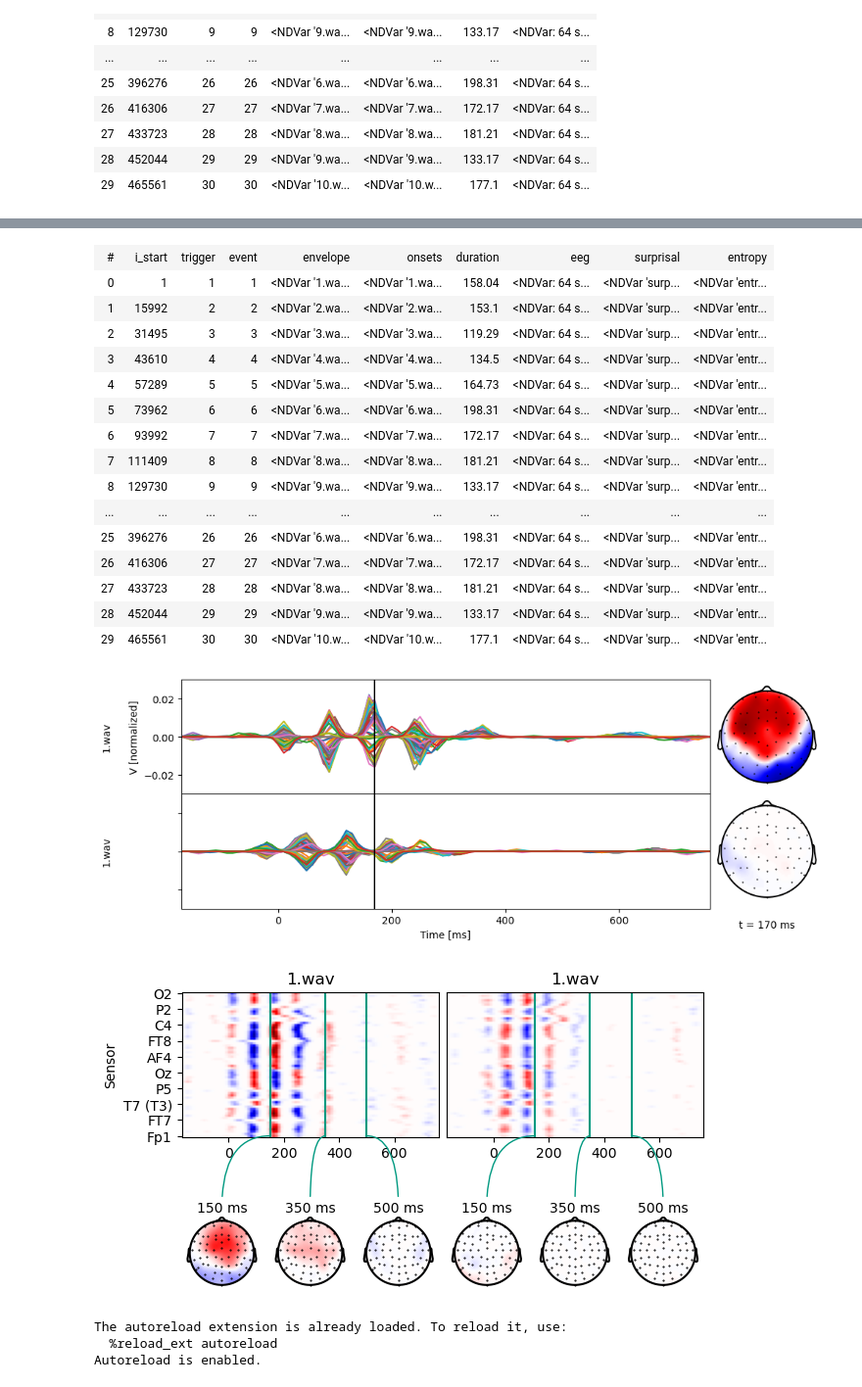
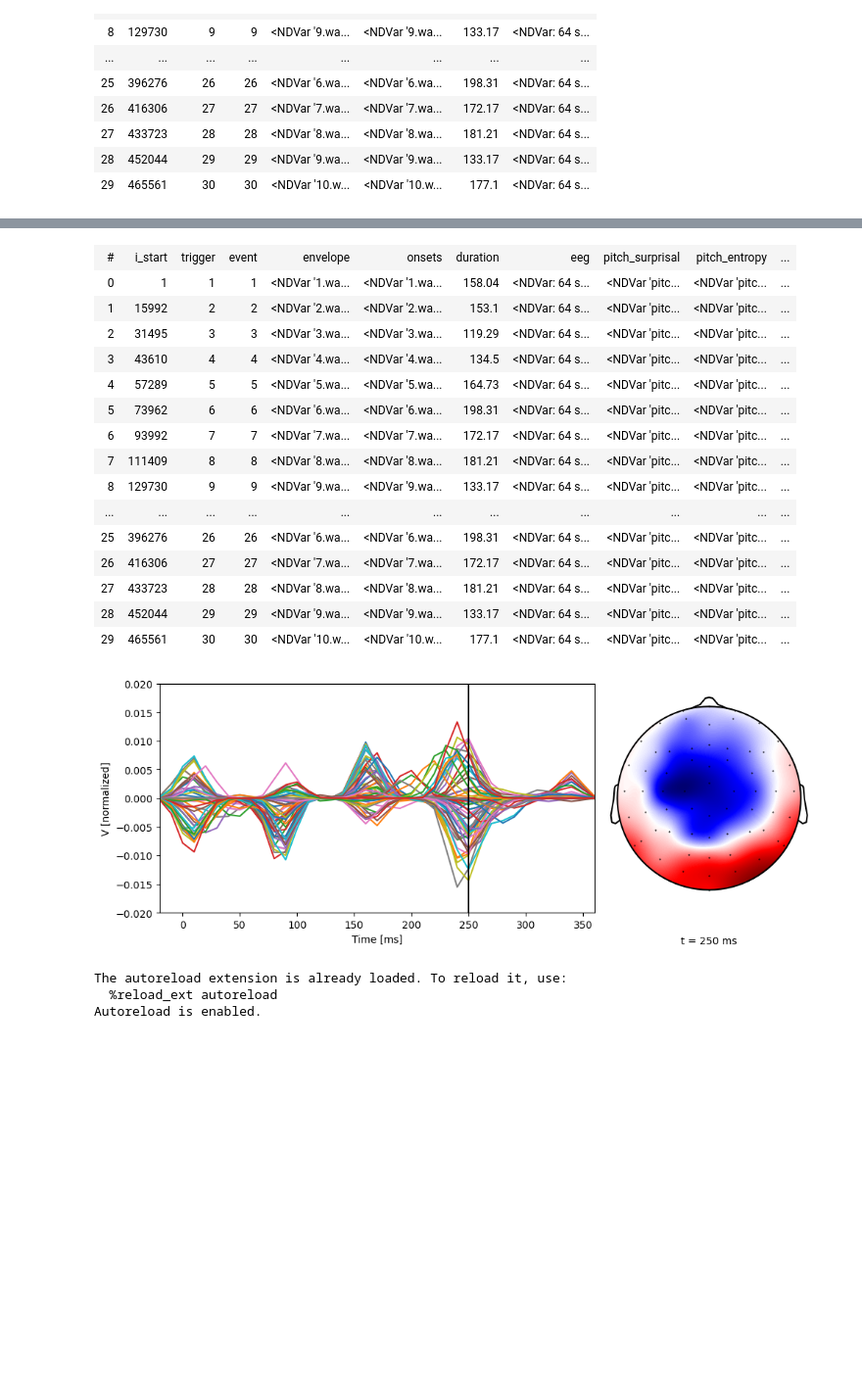
Before and after one commit to pereiraa10/musical-surprisal, a Jupyter notebook: TRF/TRF_encoding.ipynb, the cells around one changed output, grey strips where cells are left out. Shown at 98% size. Cells and saved outputs as stored; diff of their text form; code cells hidden in the pictures; blank space fills up the shorter version.

```diff
--- a/TRF/TRF_encoding.ipynb
+++ b/TRF/TRF_encoding.ipynb
@@ -64,7 +71,10 @@ for song_id in unique_song_ids:
 # %%
 all_events = []
-stim_surprisal_ndvars = {}
-stim_entropy_ndvars = {}
+stim_pitch_surprisal_ndvars = {}
+stim_pitch_entropy_ndvars = {}
+stim_onset_surprisal_ndvars = {}
+stim_onset_entropy_ndvars = {}
+
 stim_surprisal_entropy_ndvars = {}
 # %%
 SUBJECT = 'Sub19'
@@ -188,53 +265,65 @@ for stimulus_id in events['event']:
 # %%
-surprisal_per_event = []
-entropy_per_event = []
+pitch_surprisal_per_event = []
+pitch_entropy_per_event = []
+onset_surprisal_per_event = []
+onset_entropy_per_event = []
 
 for stimulus_id in events['event']:
     song_id = stim.stimIdxs[stimulus_id - 1]
-    surprisal_per_event.append(stim_surprisal_ndvars[int(song_id)])
-    entropy_per_event.append(stim_entropy_ndvars[int(song_id)])
+    pitch_surprisal_per_event.append(stim_pitch_surprisal_ndvars[int(song_id)])
+    pitch_entropy_per_event.append(stim_pitch_entropy_ndvars[int(song_id)])
+    onset_surprisal_per_event.append(stim_onset_surprisal_ndvars[int(song_id)])
+    onset_entropy_per_event.append(stim_onset_entropy_ndvars[int(song_id)])
 
-events['surprisal'] = surprisal_per_event
-events['entropy'] = entropy_per_event
+events['pitch_surprisal'] = pitch_surprisal_per_event
+events['pitch_entropy'] = pitch_entropy_per_event
+events['onset_surprisal'] = onset_surprisal_per_event
+events['onset_entropy'] = onset_entropy_per_event
 
 events
 # %% [output]
-| # | i_start | trigger | event | envelope | onsets | duration | eeg | surprisal | entropy |
-| 0 | 1 | 1 | 1 | <NDVar '1.wa... | <NDVar '1.wa... | 158.04 | <NDVar: 64 s... | <NDVar 'surp... | <NDVar 'entr... |
-| 1 | 15992 | 2 | 2 | <NDVar '2.wa... | <NDVar '2.wa... | 153.1 | <NDVar: 64 s... | <NDVar 'surp... | <NDVar 'entr... |
-| 2 | 31495 | 3 | 3 | <NDVar '3.wa... | <NDVar '3.wa... | 119.29 | <NDVar: 64 s... | <NDVar 'surp... | <NDVar 'entr... |
-| 3 | 43610 | 4 | 4 | <NDVar '4.wa... | <NDVar '4.wa... | 134.5 | <NDVar: 64 s... | <NDVar 'surp... | <NDVar 'entr... |
-| 4 | 57289 | 5 | 5 | <NDVar '5.wa... | <NDVar '5.wa... | 164.73 | <NDVar: 64 s... | <NDVar 'surp... | <NDVar 'entr... |
-| 5 | 73962 | 6 | 6 | <NDVar '6.wa... | <NDVar '6.wa... | 198.31 | <NDVar: 64 s... | <NDVar 'surp... | <NDVar 'entr... |
-| 6 | 93992 | 7 | 7 | <NDVar '7.wa... | <NDVar '7.wa... | 172.17 | <NDVar: 64 s... | <NDVar 'surp... | <NDVar 'entr... |
-| 7 | 111409 | 8 | 8 | <NDVar '8.wa... | <NDVar '8.wa... | 181.21 | <NDVar: 64 s... | <NDVar 'surp... | <NDVar 'entr... |
-| 8 | 129730 | 9 | 9 | <NDVar '9.wa... | <NDVar '9.wa... | 133.17 | <NDVar: 64 s... | <NDVar 'surp... | <NDVar 'entr... |
-| ... | ... | ... | ... | ... | ... | ... | ... | ... | ... |
-| 25 | 396276 | 26 | 26 | <NDVar '6.wa... | <NDVar '6.wa... | 198.31 | <NDVar: 64 s... | <NDVar 'surp... | <NDVar 'entr... |
-| 26 | 416306 | 27 | 27 | <NDVar '7.wa... | <NDVar '7.wa... | 172.17 | <NDVar: 64 s... | <NDVar 'surp... | <NDVar 'entr... |
-| 27 | 433723 | 28 | 28 | <NDVar '8.wa... | <NDVar '8.wa... | 181.21 | <NDVar: 64 s... | <NDVar 'surp... | <NDVar 'entr... |
-| 28 | 452044 | 29 | 29 | <NDVar '9.wa... | <NDVar '9.wa... | 133.17 | <NDVar: 64 s... | <NDVar 'surp... | <NDVar 'entr... |
-| 29 | 465561 | 30 | 30 | <NDVar '10.w... | <NDVar '10.w... | 177.1 | <NDVar: 64 s... | <NDVar 'surp... | <NDVar 'entr... |
+| # | i_start | trigger | event | envelope | onsets | duration | eeg | pitch_surprisal | pitch_entropy | ... |
+| 0 | 1 | 1 | 1 | <NDVar '1.wa... | <NDVar '1.wa... | 158.04 | <NDVar: 64 s... | <NDVar 'pitc... | <NDVar 'pitc... | ... |
+| 1 | 15992 | 2 | 2 | <NDVar '2.wa... | <NDVar '2.wa... | 153.1 | <NDVar: 64 s... | <NDVar 'pitc... | <NDVar 'pitc... | ... |
+| 2 | 31495 | 3 | 3 | <NDVar '3.wa... | <NDVar '3.wa... | 119.29 | <NDVar: 64 s... | <NDVar 'pitc... | <NDVar 'pitc... | ... |
+| 3 | 43610 | 4 | 4 | <NDVar '4.wa... | <NDVar '4.wa... | 134.5 | <NDVar: 64 s... | <NDVar 'pitc... | <NDVar 'pitc... | ... |
+| 4 | 57289 | 5 | 5 | <NDVar '5.wa... | <NDVar '5.wa... | 164.73 | <NDVar: 64 s... | <NDVar 'pitc... | <NDVar 'pitc... | ... |
+| 5 | 73962 | 6 | 6 | <NDVar '6.wa... | <NDVar '6.wa... | 198.31 | <NDVar: 64 s... | <NDVar 'pitc... | <NDVar 'pitc... | ... |
+| 6 | 93992 | 7 | 7 | <NDVar '7.wa... | <NDVar '7.wa... | 172.17 | <NDVar: 64 s... | <NDVar 'pitc... | <NDVar 'pitc... | ... |
+| 7 | 111409 | 8 | 8 | <NDVar '8.wa... | <NDVar '8.wa... | 181.21 | <NDVar: 64 s... | <NDVar 'pitc... | <NDVar 'pitc... | ... |
+| 8 | 129730 | 9 | 9 | <NDVar '9.wa... | <NDVar '9.wa... | 133.17 | <NDVar: 64 s... | <NDVar 'pitc... | <NDVar 'pitc... | ... |
+| ... | ... | ... | ... | ... | ... | ... | ... | ... | ... | ... |
+| 25 | 396276 | 26 | 26 | <NDVar '6.wa... | <NDVar '6.wa... | 198.31 | <NDVar: 64 s... | <NDVar 'pitc... | <NDVar 'pitc... | ... |
+| 26 | 416306 | 27 | 27 | <NDVar '7.wa... | <NDVar '7.wa... | 172.17 | <NDVar: 64 s... | <NDVar 'pitc... | <NDVar 'pitc... | ... |
+| 27 | 433723 | 28 | 28 | <NDVar '8.wa... | <NDVar '8.wa... | 181.21 | <NDVar: 64 s... | <NDVar 'pitc... | <NDVar 'pitc... | ... |
+| 28 | 452044 | 29 | 29 | <NDVar '9.wa... | <NDVar '9.wa... | 133.17 | <NDVar: 64 s... | <NDVar 'pitc... | <NDVar 'pitc... | ... |
+| 29 | 465561 | 30 | 30 | <NDVar '10.w... | <NDVar '10.w... | 177.1 | <NDVar: 64 s... | <NDVar 'pitc... | <NDVar 'pitc... | ... |
 # %%
+events['pitch_surprisal'] = events['pitch_surprisal'][-1:] + events['pitch_surprisal'][:-1]
+events['pitch_entropy'] = events['pitch_entropy'][-1:] + events['pitch_entropy'][:-1]
+events['onset_surprisal'] = events['onset_surprisal'][-1:] + events['onset_surprisal'][:-1]
+events['onset_entropy'] = events['onset_entropy'][-1:] + events['onset_entropy'][:-1]
+
 x = [
     'envelope',
     'onsets',
-    # 'surprisal',
-    # 'entropy'
+    'pitch_surprisal',
+    'pitch_entropy',
+    'onset_surprisal',
+    'onset_entropy'
 ]
 
 # Estimate the TRF: boosting(y, x, tstart, tstop[, scale_data, ...])
-trf = eelbrain.boosting('eeg', x, -0.150, 0.750, data=events, basis=0.050, partitions=4, error='l1')
+trf = eelbrain.boosting('eeg', x, 0, 0.350, data=events, basis=0.050, partitions=4, error='l1')
 # %%
 # Plot the TRF
 t = trf.h[0].std('sensor').argmax('time')
-p = eelbrain.plot.TopoButterfly(trf.h, t=t, w=10, h=4, clip='circle')
+p = eelbrain.plot.TopoButterfly(trf.h[0], t=t, w=10, h=4, clip='circle')
 
 # Alternative visualization as array image
-p = eelbrain.plot.TopoArray(trf.h, t=[0.150, 0.350, 0.500], w=6, h=4, clip='circle')
+# p = eelbrain.plot.TopoArray(trf.h[0], t=[0.150, 0.350, 0.500], w=6, h=4, clip='circle')
 # %% [output]
-[figure, old version]
+[figure, new version]
-[figure, removed]
 # %%
 try:
     %load_ext autoreload
```
Also changed, not shown: parts of 2 cells of this notebook, 6 other files.
